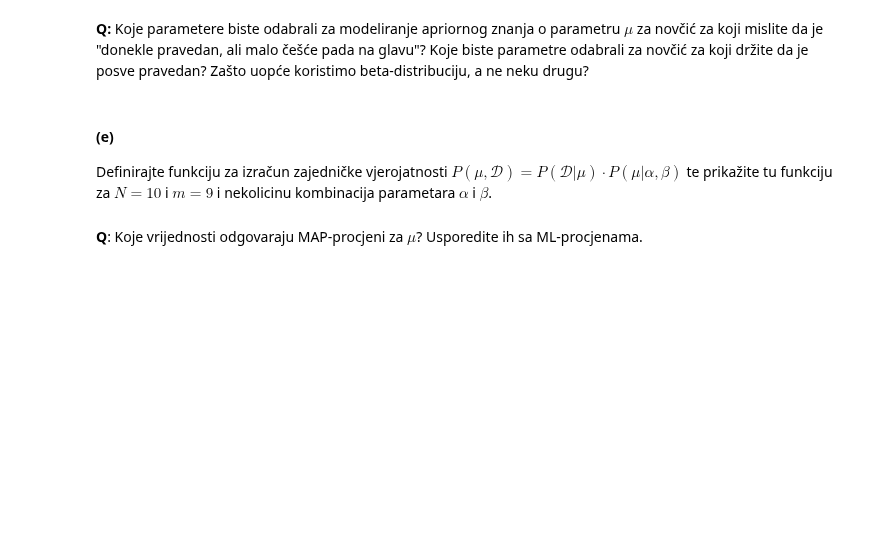
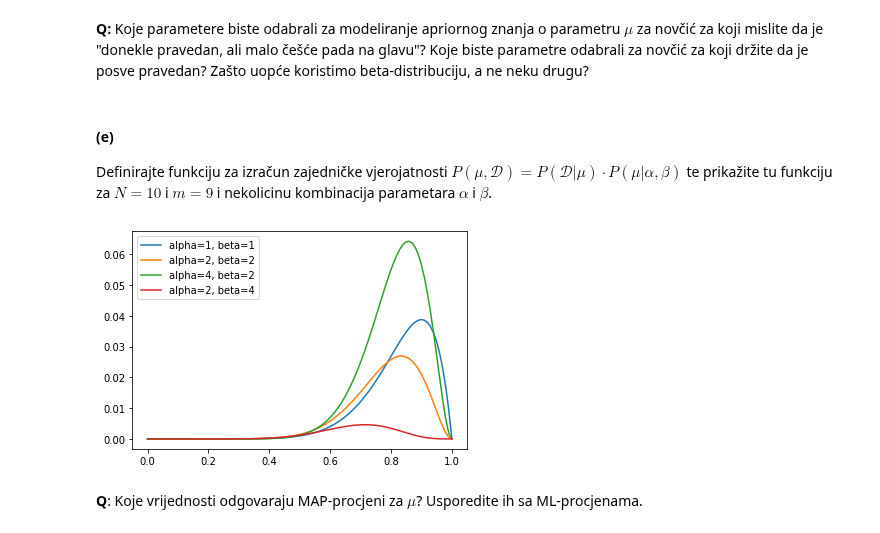
Before and after one commit to mateoim/su-lab-20-21, a Jupyter notebook: lab04/SU-2020-LAB04-0036509386.ipynb, the cells around one changed output. Drawn from its saved outputs; the diff is of its cells as text; code cells hidden in the pictures; blank space fills up the shorter version.

```diff
--- a/lab04/SU-2020-LAB04-0036509386.ipynb
+++ b/lab04/SU-2020-LAB04-0036509386.ipynb
@@ -161,3 +201,24 @@ Definirajte funkciju za izračun zajedničke vjerojatnosti $P(\mu,\mathcal{D}) =
+# %%
+def joint_probability(mu, N: int, m: int, a: float=2, b: float=2):
+    return L(mu, N, m) * beta.pdf(mu, a, b)
+
+def plot_joint(N: int, m: int, a: List[float], b: List[float], precision: float = 0.01, combine: bool=False):
+    x_axis = np.linspace(0, 1, num=int(precision ** -1))
+
+    if combine:
+        for alpha in a:
+            for beta_ in b:
+                plt.plot(x_axis, joint_probability(x_axis, N, m, alpha, beta_), label=f'alpha={alpha}, beta={beta_}')
+    else:
+        for alpha, beta_ in zip(a, b):
+            plt.plot(x_axis, joint_probability(x_axis, N, m, alpha, beta_), label=f'alpha={alpha}, beta={beta_}')
+
+    plt.legend()
+    plt.show()
+
+plot_joint(10, 9, alpha_list1d[1:], beta_list1d[1:])
+# %% [output]
+[figure, added]
 # %% [markdown]
 **Q**: Koje vrijednosti odgovaraju MAP-procjeni za $\mu$? Usporedite ih sa ML-procjenama.
 # %% [markdown]
```
Also changed, not shown: parts of 15 cells of this notebook.
